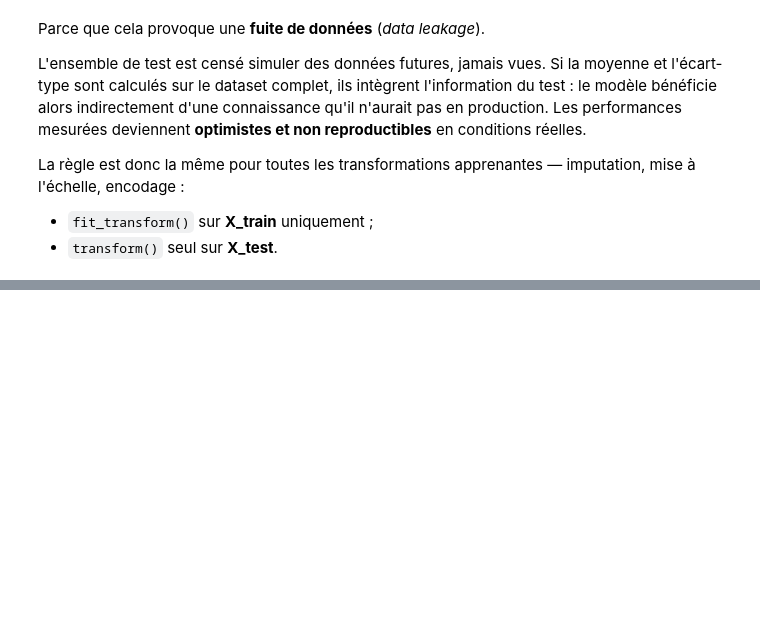
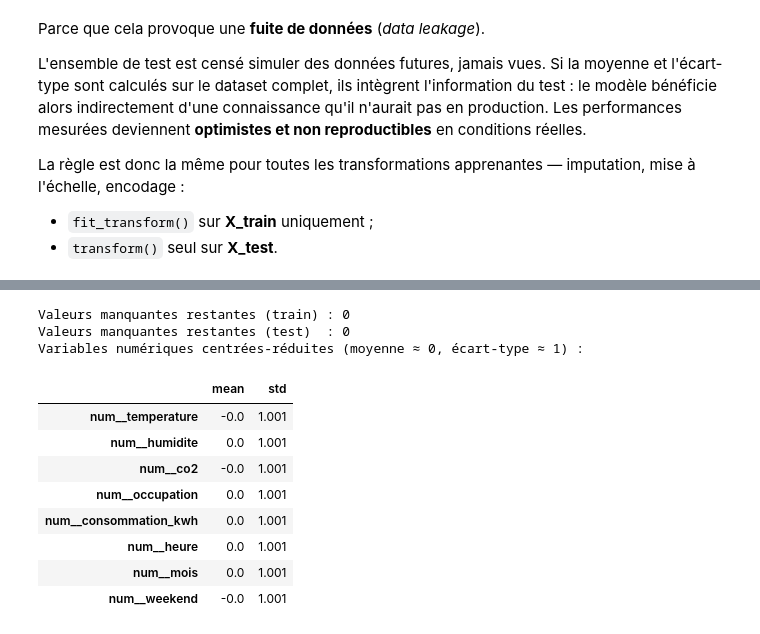
Before and after one commit to Damstat/atelier_prepa_donnees_tab, a Jupyter notebook: notebooks/atelier_prepa_donnees_tab.ipynb, the cells around one changed output, grey strips where cells are left out. Saved outputs shown, nothing was run; the diff lists cells and outputs as text; code cells hidden in the pictures; blank space fills up the shorter version.

```diff
--- a/notebooks/atelier_prepa_donnees_tab.ipynb
+++ b/notebooks/atelier_prepa_donnees_tab.ipynb
@@ -882,0 +985,19 @@ l'échelle, encodage :
+# %%
+# Contrôles de qualité du dataset préparé
+print("Valeurs manquantes restantes (train) :", X_train_prepare_df.isna().sum().sum())
+print("Valeurs manquantes restantes (test)  :", X_test_prepare_df.isna().sum().sum())
+print("Variables numériques centrées-réduites (moyenne ≈ 0, écart-type ≈ 1) :")
+X_train_prepare_df[[c for c in noms_colonnes if c.startswith("num__")]].describe().T[["mean", "std"]].round(3)
+# %% [output]
+Valeurs manquantes restantes (train) : 0
+Valeurs manquantes restantes (test)  : 0
+Variables numériques centrées-réduites (moyenne ≈ 0, écart-type ≈ 1) :
+|  | mean | std |
+| num__temperature | -0.0 | 1.001 |
+| num__humidite | 0.0 | 1.001 |
+| num__co2 | -0.0 | 1.001 |
+| num__occupation | 0.0 | 1.001 |
+| num__consommation_kwh | 0.0 | 1.001 |
+| num__heure | 0.0 | 1.001 |
+| num__mois | 0.0 | 1.001 |
+| num__weekend | -0.0 | 1.001 |
```
Also changed, not shown: parts of 7 cells of this notebook.
